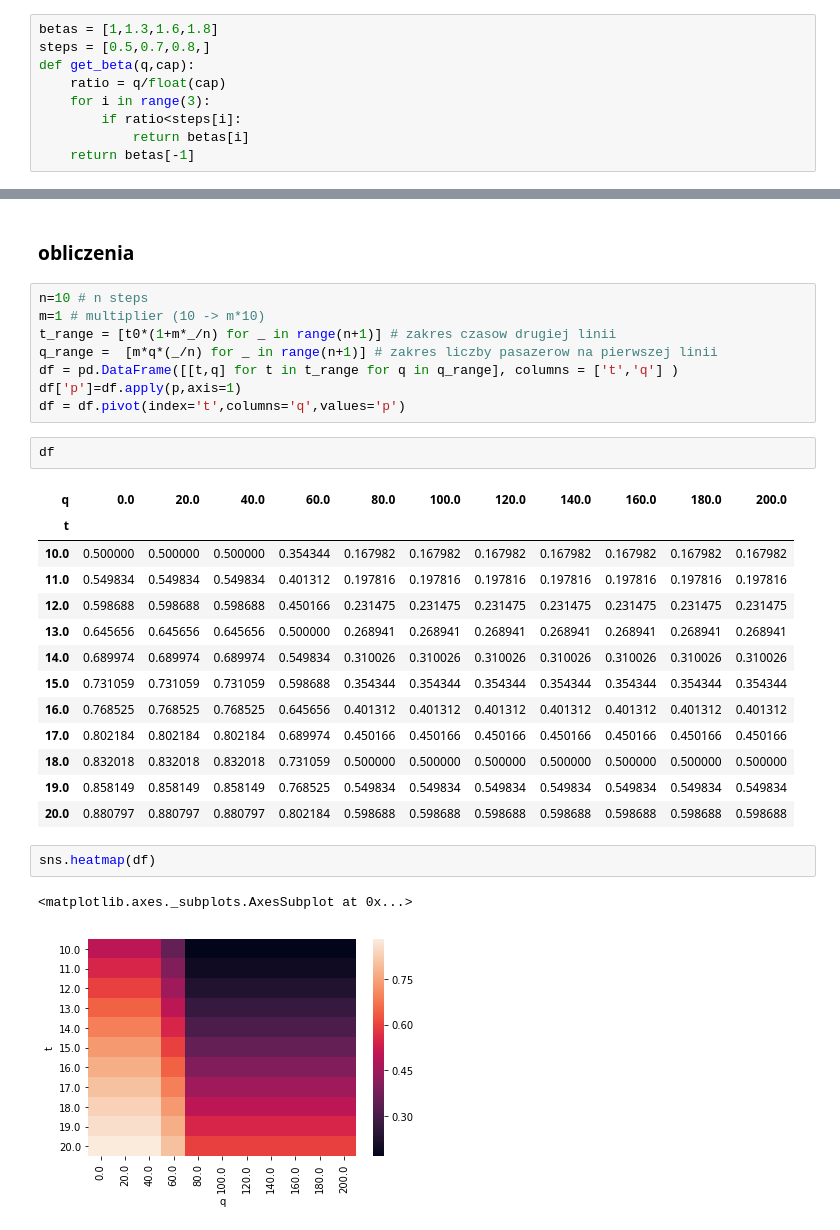
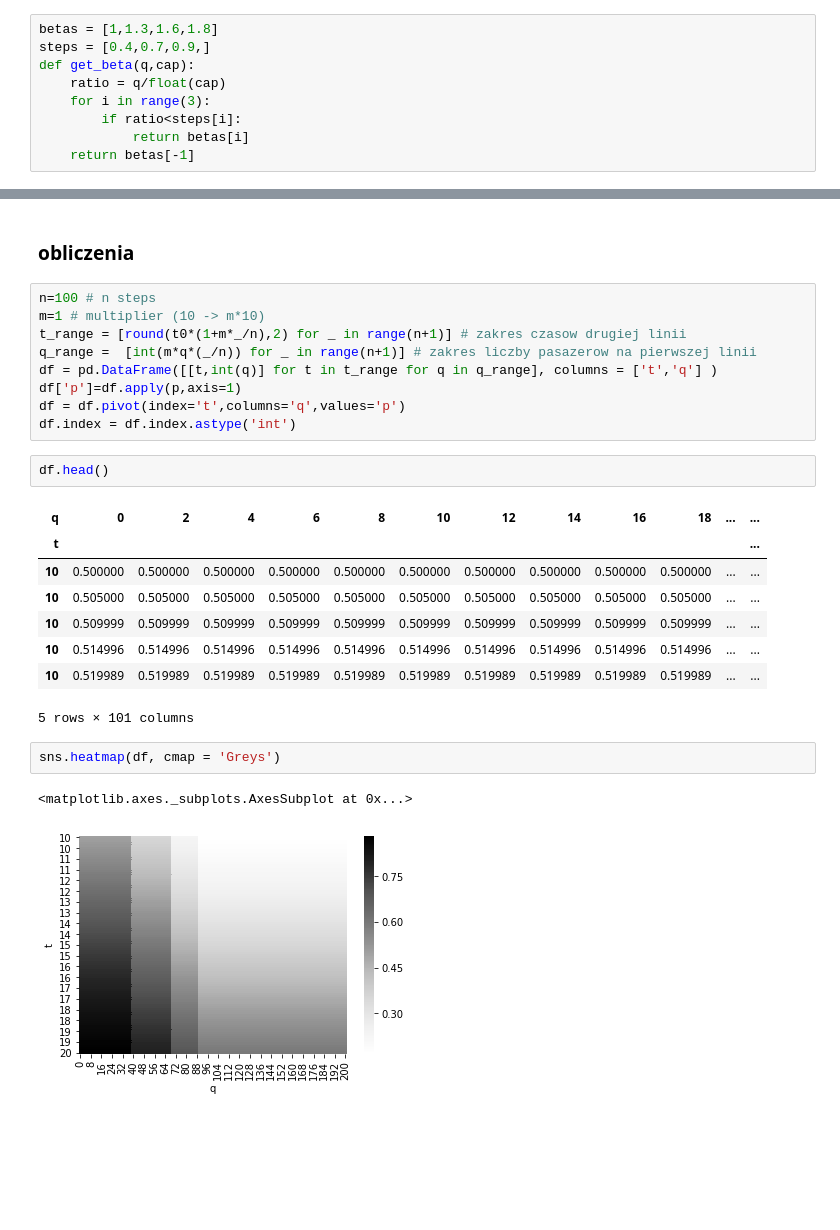
Before and after one commit to RafalKucharskiPK/JournalCharts, a Jupyter notebook: rtci.ipynb, the cells around one changed output, grey strips where cells are left out. Saved outputs shown, nothing was run; the diff lists cells and outputs as text; blank space fills up the shorter version.

```diff
--- a/rtci.ipynb
+++ b/rtci.ipynb
@@ -17,7 +17,7 @@ q = 200 # potok
 #### calc betas
 # %%
 betas = [1,1.3,1.6,1.8]
-steps = [0.5,0.7,0.8,]
+steps = [0.4,0.7,0.9,]
 def get_beta(q,cap):
     ratio = q/float(cap)
     for i in range(3):
@@ -41,34 +41,30 @@ def p_array(t2,q):
 # %% [markdown]
 ### obliczenia
 # %%
-n=10 # n steps
+n=100 # n steps
 m=1 # multiplier (10 -> m*10)
-t_range = [t0*(1+m*_/n) for _ in range(n+1)] # zakres czasow drugiej linii
-q_range =  [m*q*(_/n) for _ in range(n+1)] # zakres liczby pasazerow na pierwszej linii
-df = pd.DataFrame([[t,q] for t in t_range for q in q_range], columns = ['t','q'] )
+t_range = [round(t0*(1+m*_/n),2) for _ in range(n+1)] # zakres czasow drugiej linii
+q_range =  [int(m*q*(_/n)) for _ in range(n+1)] # zakres liczby pasazerow na pierwszej linii
+df = pd.DataFrame([[t,int(q)] for t in t_range for q in q_range], columns = ['t','q'] )
 df['p']=df.apply(p,axis=1)
 df = df.pivot(index='t',columns='q',values='p')
+df.index = df.index.astype('int')
 # %%
-df
+df.head()
 # %% [output]
-| q | 0.0 | 20.0 | 40.0 | 60.0 | 80.0 | 100.0 | 120.0 | 140.0 | 160.0 | 180.0 | 200.0 |
-| t |  |  |  |  |  |  |  |  |  |  |  |
-| 10.0 | 0.500000 | 0.500000 | 0.500000 | 0.354344 | 0.167982 | 0.167982 | 0.167982 | 0.167982 | 0.167982 | 0.167982 | 0.167982 |
-| 11.0 | 0.549834 | 0.549834 | 0.549834 | 0.401312 | 0.197816 | 0.197816 | 0.197816 | 0.197816 | 0.197816 | 0.197816 | 0.197816 |
-| 12.0 | 0.598688 | 0.598688 | 0.598688 | 0.450166 | 0.231475 | 0.231475 | 0.231475 | 0.231475 | 0.231475 | 0.231475 | 0.231475 |
-| 13.0 | 0.645656 | 0.645656 | 0.645656 | 0.500000 | 0.268941 | 0.268941 | 0.268941 | 0.268941 | 0.268941 | 0.268941 | 0.268941 |
-| 14.0 | 0.689974 | 0.689974 | 0.689974 | 0.549834 | 0.310026 | 0.310026 | 0.310026 | 0.310026 | 0.310026 | 0.310026 | 0.310026 |
-| 15.0 | 0.731059 | 0.731059 | 0.731059 | 0.598688 | 0.354344 | 0.354344 | 0.354344 | 0.354344 | 0.354344 | 0.354344 | 0.354344 |
-| 16.0 | 0.768525 | 0.768525 | 0.768525 | 0.645656 | 0.401312 | 0.401312 | 0.401312 | 0.401312 | 0.401312 | 0.401312 | 0.401312 |
-| 17.0 | 0.802184 | 0.802184 | 0.802184 | 0.689974 | 0.450166 | 0.450166 | 0.450166 | 0.450166 | 0.450166 | 0.450166 | 0.450166 |
-| 18.0 | 0.832018 | 0.832018 | 0.832018 | 0.731059 | 0.500000 | 0.500000 | 0.500000 | 0.500000 | 0.500000 | 0.500000 | 0.500000 |
-| 19.0 | 0.858149 | 0.858149 | 0.858149 | 0.768525 | 0.549834 | 0.549834 | 0.549834 | 0.549834 | 0.549834 | 0.549834 | 0.549834 |
-| 20.0 | 0.880797 | 0.880797 | 0.880797 | 0.802184 | 0.598688 | 0.598688 | 0.598688 | 0.598688 | 0.598688 | 0.598688 | 0.598688 |
+| q | 0 | 2 | 4 | 6 | 8 | 10 | 12 | 14 | 16 | 18 | ... | ... |
+| t |  |  |  |  |  |  |  |  |  |  |  | ... |
+| 10 | 0.500000 | 0.500000 | 0.500000 | 0.500000 | 0.500000 | 0.500000 | 0.500000 | 0.500000 | 0.500000 | 0.500000 | ... | ... |
+| 10 | 0.505000 | 0.505000 | 0.505000 | 0.505000 | 0.505000 | 0.505000 | 0.505000 | 0.505000 | 0.505000 | 0.505000 | ... | ... |
+| 10 | 0.509999 | 0.509999 | 0.509999 | 0.509999 | 0.509999 | 0.509999 | 0.509999 | 0.509999 | 0.509999 | 0.509999 | ... | ... |
+| 10 | 0.514996 | 0.514996 | 0.514996 | 0.514996 | 0.514996 | 0.514996 | 0.514996 | 0.514996 | 0.514996 | 0.514996 | ... | ... |
+| 10 | 0.519989 | 0.519989 | 0.519989 | 0.519989 | 0.519989 | 0.519989 | 0.519989 | 0.519989 | 0.519989 | 0.519989 | ... | ... |
+5 rows × 101 columns
 # %%
-sns.heatmap(df)
+sns.heatmap(df, cmap = 'Greys')
 # %% [output]
 <matplotlib.axes._subplots.AxesSubplot at 0x...>
-[figure, old version]
+[figure, new version]
 # %%
 import numpy as np
 from mpl_toolkits.mplot3d import axes3d, Axes3D #<-- Note the capitalization!
```
Also changed, not shown: parts of 1 cell of this notebook.
